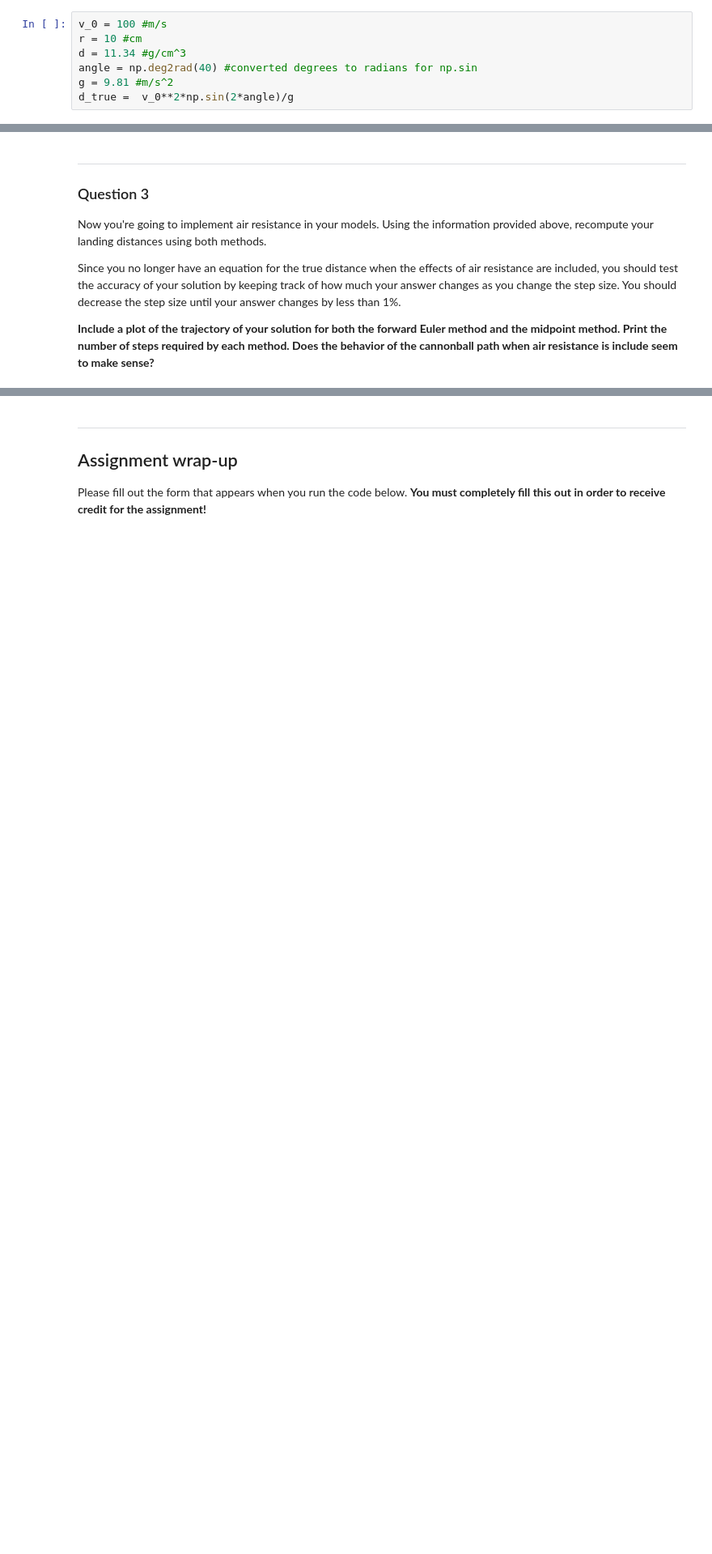
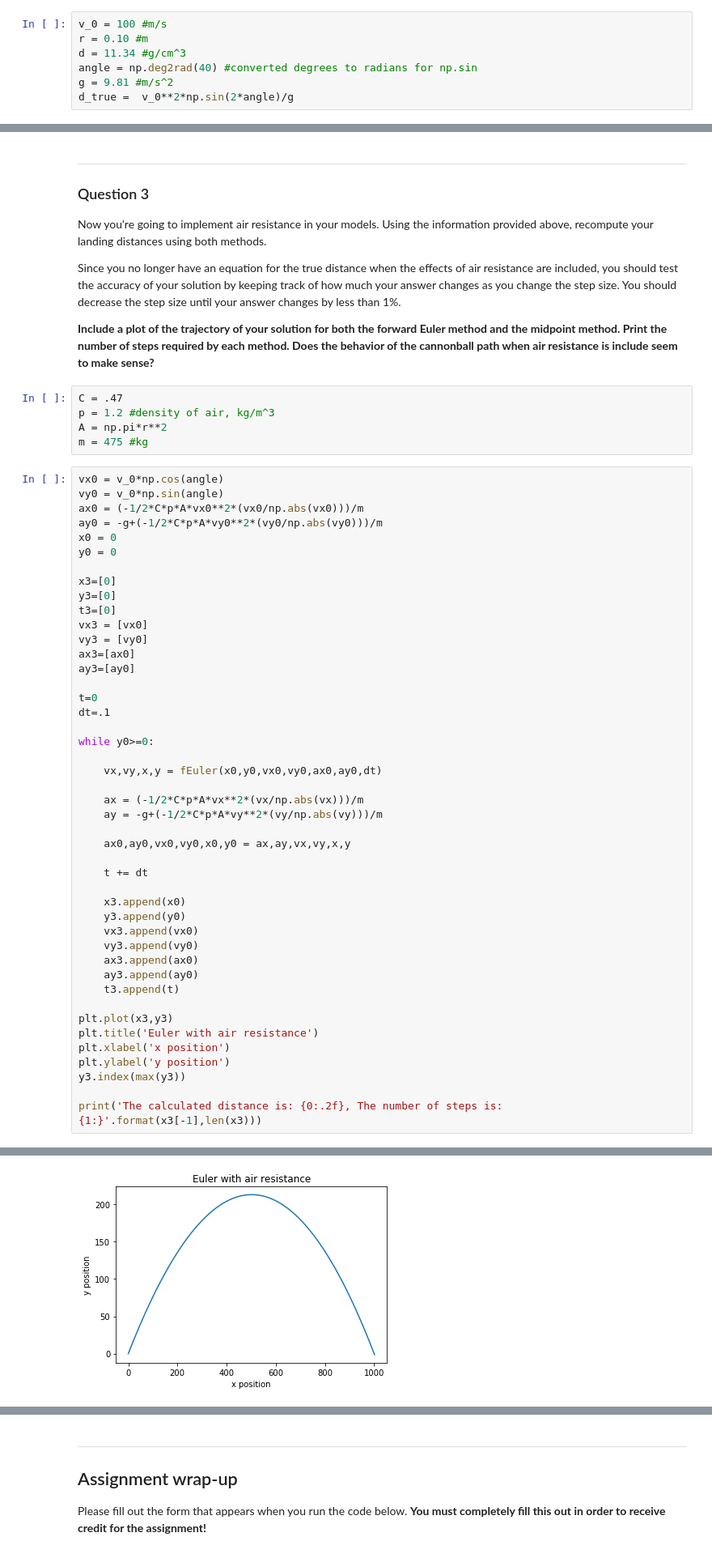
Before and after one commit to Anthonybommarito/cmsehw_02, a Jupyter notebook: HW-02_NumericalSolutionToCannonballTrajectory_JS.ipynb, the cells around one changed output, grey strips where cells are left out. Shown: that part at 81% size. Cells and saved outputs as stored; diff of their text form; blank space fills up the shorter version.

```diff
--- a/HW-02_NumericalSolutionToCannonballTrajectory_JS.ipynb
+++ b/HW-02_NumericalSolutionToCannonballTrajectory_JS.ipynb
@@ -110,7 +110,7 @@ import matplotlib.pyplot as plt
 %matplotlib inline
 # %%
 v_0 = 100 #m/s
-r = 10 #cm
+r = 0.10 #m
 d = 11.34 #g/cm^3
 angle = np.deg2rad(40) #converted degrees to radians for np.sin
 g = 9.81 #m/s^2
@@ -232,3 +234,54 @@ Now you're going to implement air resistance in your models. Using the informati
 Since you no longer have an equation for the true distance when the effects of air resistance are included, you should test the accuracy of your solution by keeping track of how much your answer changes as you change the step size. You should decrease the step size until your answer changes by less than 1%.
 
 **Include a plot of the trajectory of your solution for both the forward Euler method and the midpoint method. Print the number of steps required by each method. Does the behavior of the cannonball path when air resistance is include seem to make sense?**
+# %%
+C = .47
+p = 1.2 #density of air, kg/m^3
+A = np.pi*r**2
+m = 475 #kg
+# %%
+vx0 = v_0*np.cos(angle)
+vy0 = v_0*np.sin(angle)
+ax0 = (-1/2*C*p*A*vx0**2*(vx0/np.abs(vx0)))/m
+ay0 = -g+(-1/2*C*p*A*vy0**2*(vy0/np.abs(vy0)))/m
+x0 = 0
+y0 = 0
+
+x3=[0]
+y3=[0]
+t3=[0]
+vx3 = [vx0]
+vy3 = [vy0]
+ax3=[ax0]
+ay3=[ay0]
+
+t=0
+dt=.1
+
+while y0>=0:
+
+    vx,vy,x,y = fEuler(x0,y0,vx0,vy0,ax0,ay0,dt)
+
+    ax = (-1/2*C*p*A*vx**2*(vx/np.abs(vx)))/m
+    ay = -g+(-1/2*C*p*A*vy**2*(vy/np.abs(vy)))/m
+
+    ax0,ay0,vx0,vy0,x0,y0 = ax,ay,vx,vy,x,y
+
+    t += dt
+
+    x3.append(x0)
+    y3.append(y0)
+    vx3.append(vx0)
+    vy3.append(vy0)
+    ax3.append(ax0)
+    ay3.append(ay0)
+    t3.append(t)
+
+plt.plot(x3,y3)
+plt.title('Euler with air resistance')
+plt.xlabel('x position')
+plt.ylabel('y position')
+y3.index(max(y3))
+
+print('The calculated distance is: {0:.2f}, The number of steps is: {1:}'.format(x3[-1],len(x3)))
+# %% [output]
@@ -234,0 +289 @@ Since you no longer have an equation for the true distance when the effects of a
+[figure, added]
```
Also changed, not shown: parts of 5 cells of this notebook, 1 other file.
